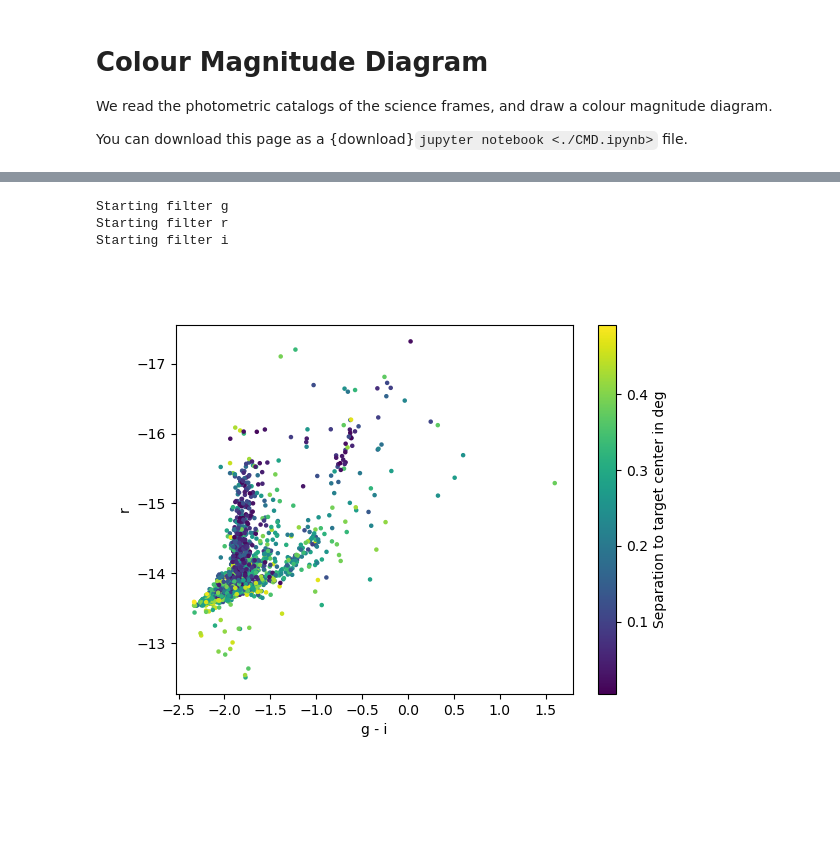
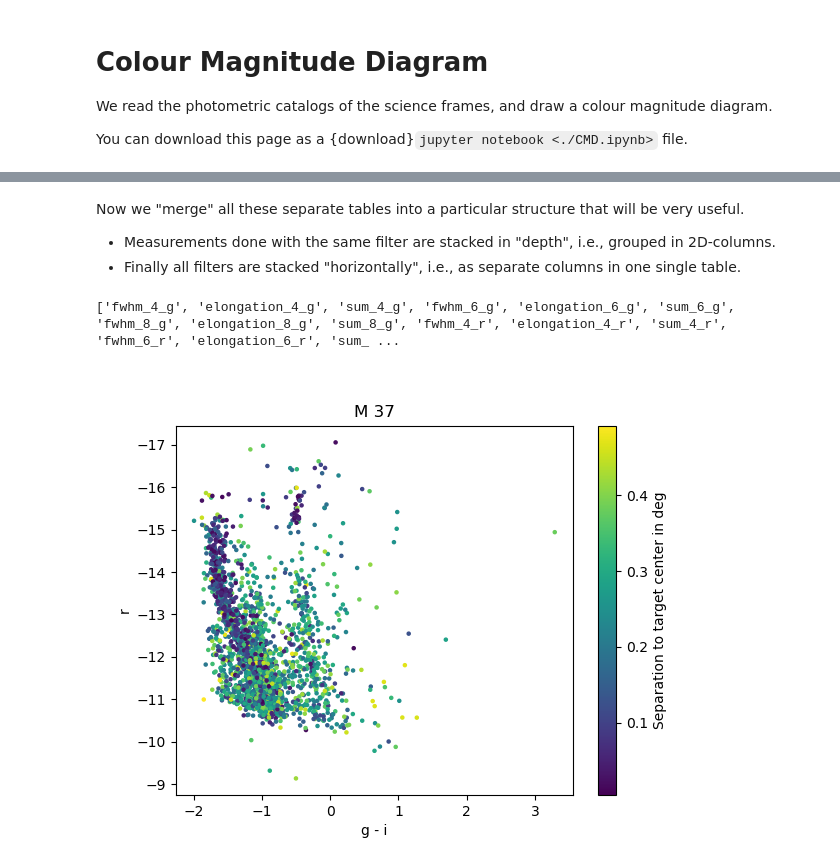
Before and after one commit to aifatelescope/datared, a Jupyter notebook: book/CMD.ipynb, the cells around one changed output, grey strips where cells are left out. Cells and saved outputs as stored; diff of their text form; code cells hidden in the pictures; blank space fills up the shorter version.

Commit message:
Done with minimal CMD notebook

```diff
--- a/book/CMD.ipynb
+++ b/book/CMD.ipynb
@@ -19,18 +22,18 @@ from matplotlib import pyplot as plt
 # Where the photometry catalogs are:
 photometry_dir = dataredconfig.work_dir / "PHOTOMETRY"
 
-object_to_select = "M 37"
+object_to_process = "M 37"
 
 catalog_filepaths = sorted(list(photometry_dir.glob('*.fits')))
 catalogs = []
+
 for catalog_filepath in catalog_filepaths:
-
-    #hdul = astropy.io.fits.open(photometry_dir / catalog_files.files[-1])
-    #hdul.info()
 
     catalog = astropy.table.Table.read(catalog_filepath)
 
-    if catalog.meta["OBJECT"] == object_to_select:
-        print(f"{catalog_filepath} : {catalog.meta}")
-        catalogs.append(catalog)
+    # We select the photometric catalogs of our object:
+    if "OBJECT" in catalog.meta:
+        if catalog.meta["OBJECT"] == object_to_process:
+            print(f"{catalog_filepath} : {catalog.meta}")
+            catalogs.append(catalog)
 # %% [output]
@@ -46,27 +49,19 @@ for catalog_filepath in catalog_filepaths:
+# %% [markdown]
+Now we "merge" all these separate tables into a particular structure that will be very useful.
+
+ * Measurements done with the same filter are stacked in "depth", i.e., grouped in 2D-columns.
+ * Finally all filters are stacked "horizontally", i.e., as separate columns in one single table.
 # %%
 
 filter_names = ("g", "r", "i")
 filter_catalogs = []
 
 for filter_name in filter_names:
-    print(f"Starting filter {filter_name}")
+    #print(f"Starting filter {filter_name}")
     this_filter_catalogs = [catalog for catalog in catalogs if catalog.meta["FILTER"] == filter_name]
     this_filter_catalog = astropy.table.dstack(this_filter_catalogs, join_type="exact", metadata_conflicts="silent")
     this_filter_catalog.name = filter_name
 
-
-    # Rename columns, adding the filter_name:
-    #old_names = tuple(this_filter_catalog.colnames)
-    #new_names = tuple([f"{name}_{str(filter_name)}" for name in old_names])
-    #print(old_names)
-    #print(new_names)
-    #this_filter_catalog.rename_columns(old_names, new_names)
-    #for name in this_filter_catalog.colnames:
-    #    print(name, f"{name}_{str(filter_name)}")
-    #    this_filter_catalog.rename_column(name, new_name=f"{name}_{str(filter_name)}")
-    #    this_filter_catalog[name].name = "bla"
-    #print(this_filter_catalog.colnames)
-    #print(this_filter_catalog.meta)
     filter_catalogs.append(this_filter_catalog)
 
 # And we stack these catalogs horizontally into one single table:
@@ -74,35 +69,41 @@ cat = astropy.table.hstack(filter_catalogs,
         join_type="exact", metadata_conflicts="silent",
         table_names=filter_names, uniq_col_name='{col_name}_{table_name}'
         )
+
+# The column names are now:
+print(cat.colnames)
 # %% [output]
-Starting filter g
-Starting filter r
-Starting filter i
+['fwhm_4_g', 'elongation_4_g', 'sum_4_g', 'fwhm_6_g', 'elongation_6_g', 'sum_6_g', 'fwhm_8_g', 'elongation_8_g', 'sum_8_g', 'fwhm_4_r', 'elongation_4_r', 'sum_4_r', 'fwhm_6_r', 'elongation_6_r', 'sum_ ...
 # %%
 
-# Adding a column with the separation between each star and the cluster center
+# We add a column with the separation between each star and the cluster center.
+# To get the position, we need to read the reference catalog:
 
-cat["sky_pos"] = cat["sky_centroid_win_r"][:,0]
+ref_catalog = astropy.table.Table.read(photometry_dir / f"ref_catalog_{object_to_process}.fits")
+assert len(ref_catalog) == len(cat) # Just a check that these are indeed of same length
+
+cat["sky_pos"] = ref_catalog["sky_centroid_win"]
 target_center_pos = astropy.coordinates.SkyCoord(cat.meta["RA"]*u.deg, cat.meta["DEC"]*u.deg)
 cat["separation"] = astropy.coordinates.SkyCoord.separation(cat["sky_pos"], target_center_pos)
 # %%
 # Quick CMD, with a colorbar indicating the separation between each star and the cluster center
 
-cat["g"] = np.median(-2.5 * np.log10(cat["sum_6_g"].value), axis=1)
-cat["r"] = np.median(-2.5 * np.log10(cat["sum_6_r"].value), axis=1)
-cat["i"] = np.median(-2.5 * np.log10(cat["sum_6_i"].value), axis=1)
+cat["g"] = np.median(-2.5 * np.log10(cat["sum_4_g"].value), axis=1)
+cat["r"] = np.median(-2.5 * np.log10(cat["sum_4_r"].value), axis=1)
+cat["i"] = np.median(-2.5 * np.log10(cat["sum_4_i"].value), axis=1)
 
 plt.figure()
 plt.scatter(
     cat["g"] - cat["i"],
     cat["r"],
     s = 5,
     c = cat["separation"].value
 )
 plt.gca().invert_yaxis()
 plt.colorbar(label=f"Separation to target center in {cat['separation'].unit}")
 plt.xlabel("g - i")
 plt.ylabel("r")
+plt.title(object_to_process)
 plt.show()
 # %% [output]
-[figure, old version]
+[figure, new version]
```
Also changed, not shown: parts of 3 cells of this notebook, 3 other files.
